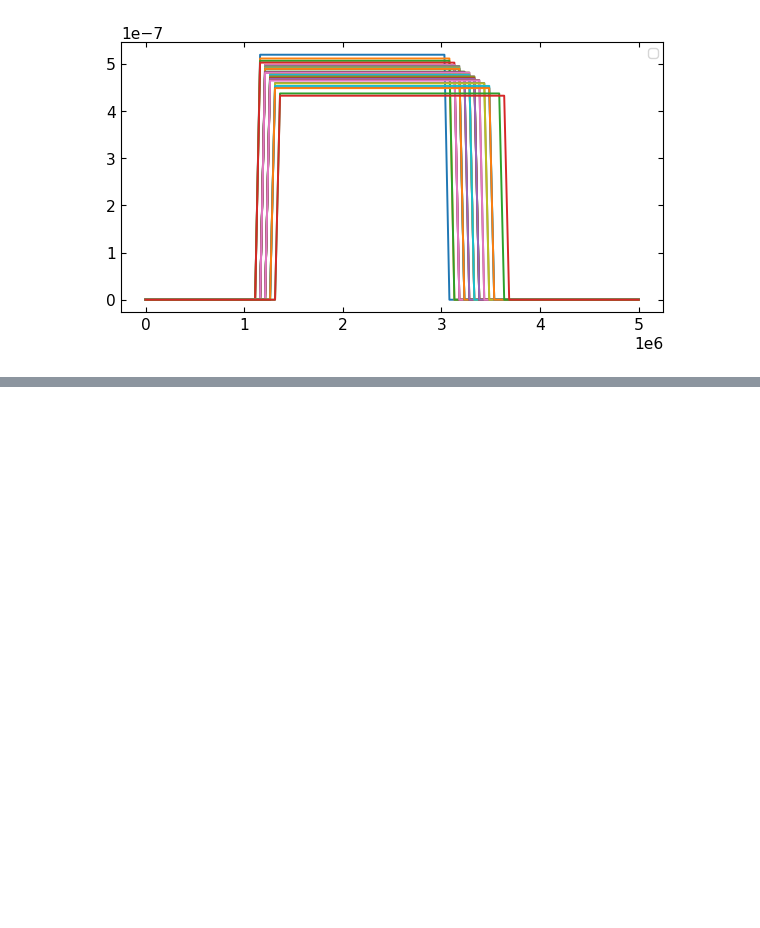
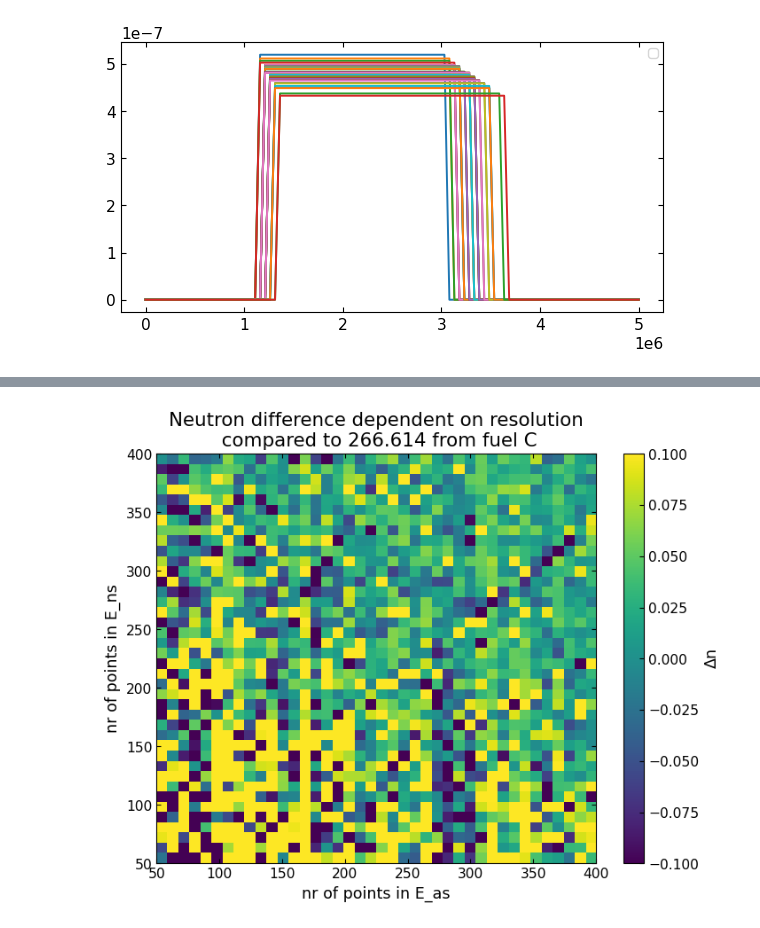
Before and after one commit to EmilEskol/Speciale, a Jupyter notebook: 4Neutron_spectrum_from_alpha_N.ipynb, the cells around one changed output, grey strips where cells are left out. Cells and saved outputs as stored; diff of their text form; code cells hidden in the pictures; blank space fills up the shorter version.

```diff
--- a/4Neutron_spectrum_from_alpha_N.ipynb
+++ b/4Neutron_spectrum_from_alpha_N.ipynb
@@ -629,0 +873,17 @@ ax4.legend()
+# %%
+nr_samples = 40
+times=np.zeros((nr_samples,nr_samples))
+
+neutrons=np.zeros((nr_samples,nr_samples))
+end_i= 1
+start_i = 0
+for i, n in enumerate(np.linspace(50,400,nr_samples,dtype=int)):
+    print(f'i= {i},n= {n}, time= {end_i-start_i}')
+    start_i = time.perf_counter()
+    for j, m in enumerate(np.linspace(50,400,nr_samples,dtype=int)):
+        start = time.perf_counter()
+        n_spectra, n_energies = neutron_spectra_from_material1(mat,0,5e6,nr_points=int(n),nr_energies=int(m),printing=False)
+        end = time.perf_counter()
+        times[i,j] = end-start
+        neutrons[i,j] = np.trapezoid(n_spectra,n_energies)-266.614
+    end_i = time.perf_counter()
@@ -629,0 +909,27 @@ ax4.legend()
+# %%
+fig3, ax3 = plt.subplots(figsize=(8, 6))
+
+im = ax3.imshow(
+    times,
+    origin="lower",
+    aspect="auto",
+    extent=[50, 400,50, 400],
+    cmap="viridis",
+    vmin=-0.1,      # lower limit
+    vmax=0.1,     # upper limit
+)
+
+ax3.set_title(f'Neutron difference dependent on resolution\n compared to 266.614 from fuel C')
+#ax3.set_title(f'time dependent on resolution\n data from fuel C')
+ax3.set_xlabel('nr of points in E_as')
+ax3.set_ylabel('nr of points in E_ns')
+
+cbar = fig3.colorbar(im, ax=ax3)
+cbar.set_label(r'$\Delta$n')
+#cbar.set_label('time [s]')
+
+#plt.show()
+#pp.savefig('time diff heatmap400',figure=fig3)
+#pp.savefig('neutron diff heatmap400 fine',figure=fig3)
+# %% [output]
+[figure, added]
```
Also changed, not shown: parts of 9 cells of this notebook.
